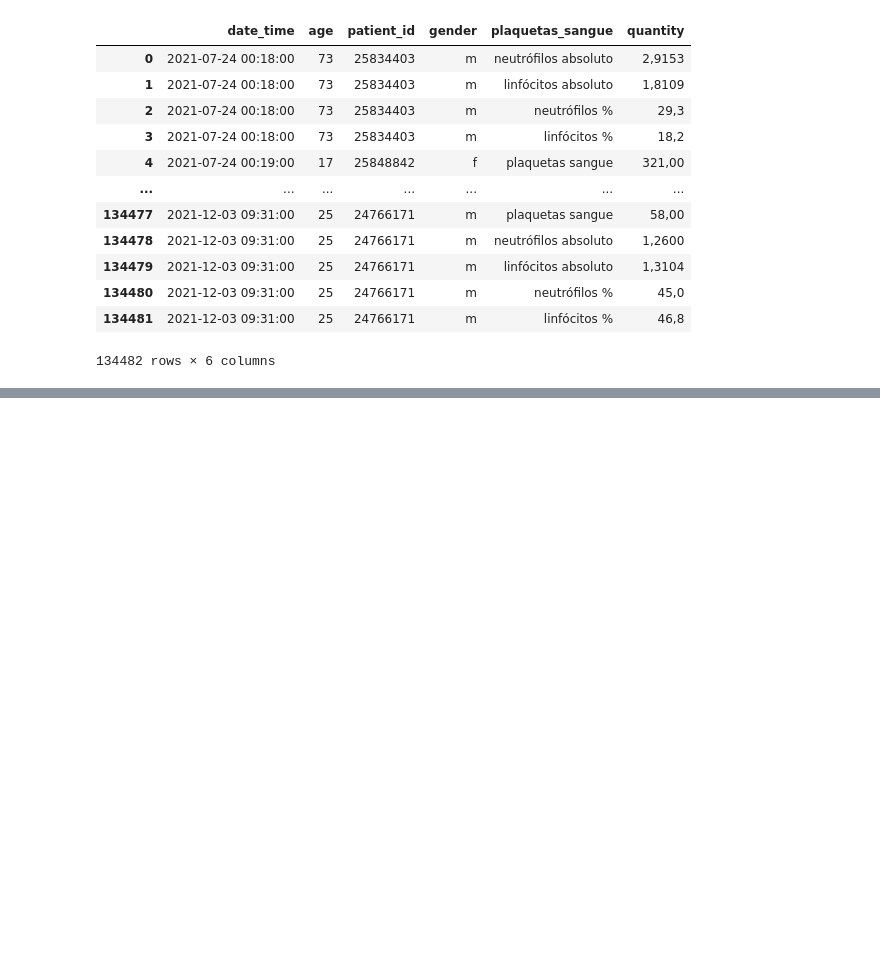
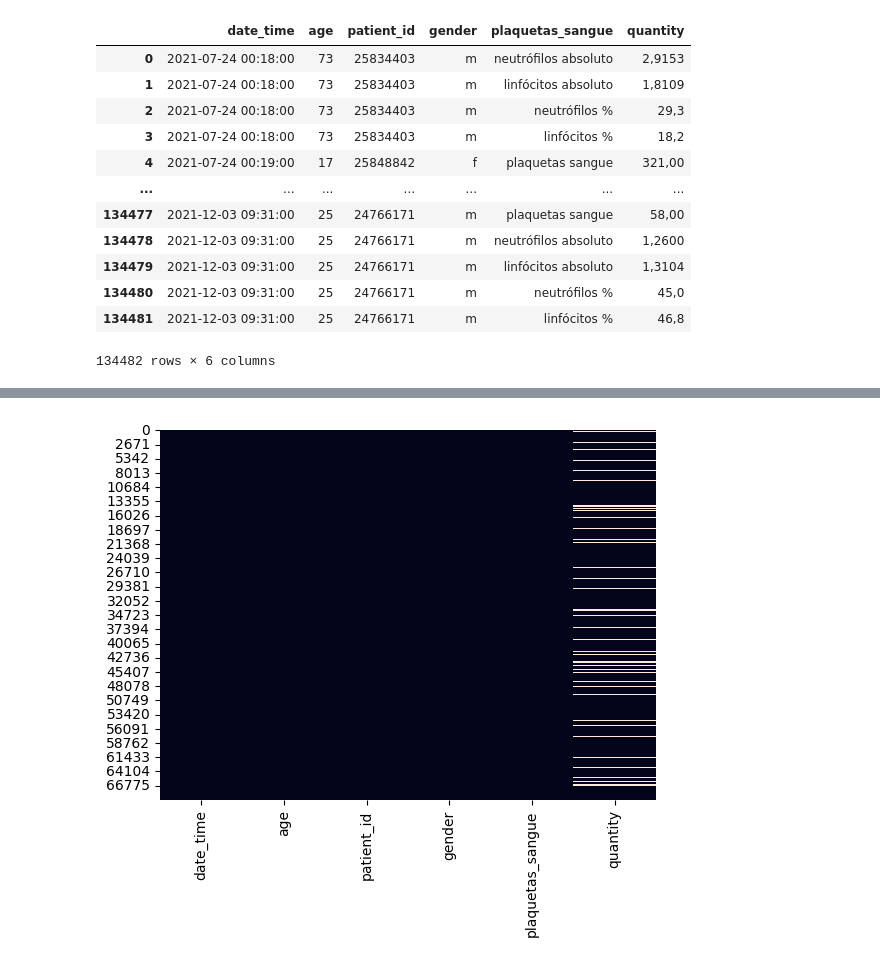
Before and after one commit to GabrielmAlves/health-care-data-synthesis, a Jupyter notebook: health-care-data-synthesis.ipynb, the cells around one changed output, grey strips where cells are left out. Cells and saved outputs as stored; diff of their text form; code cells hidden in the pictures; blank space fills up the shorter version.

Commit message:
continue data cleaning, turn invalid values into NaN, verify isnull quantity, plot histogram about it

```diff
--- a/health-care-data-synthesis.ipynb
+++ b/health-care-data-synthesis.ipynb
@@ -279,0 +395,5 @@ df3
+# %%
+sns.heatmap(df1.isnull(), cbar=False)
+plt.show()
+# %% [output]
+[figure, added]
```
Also changed, not shown: parts of 32 cells of this notebook.
